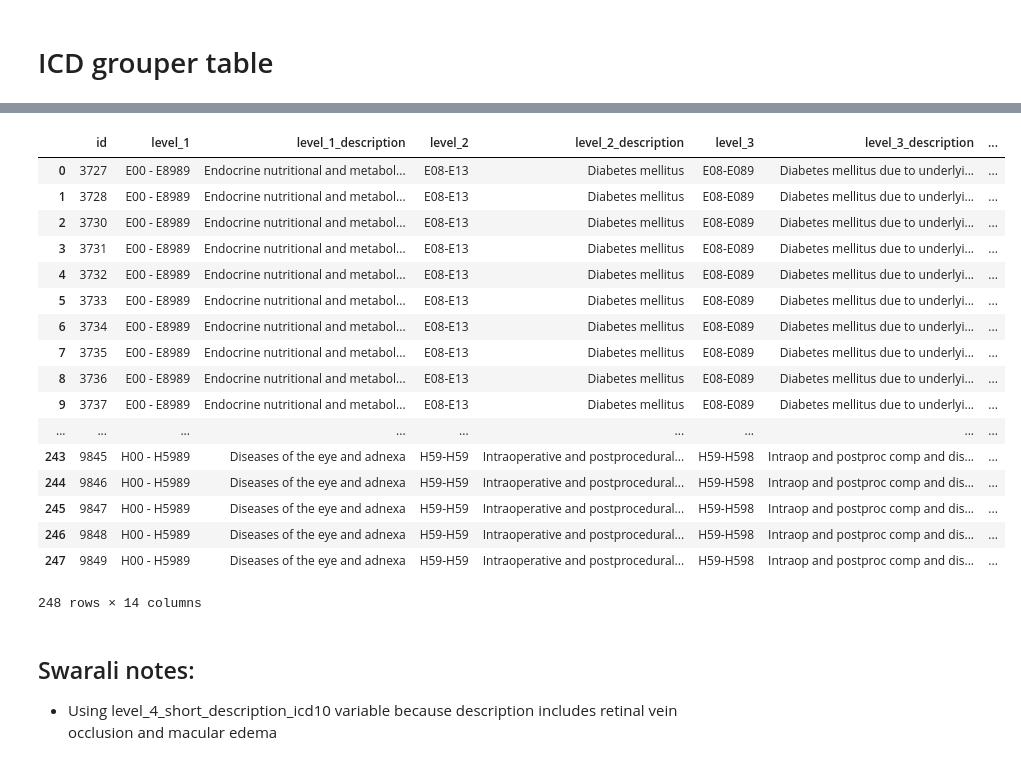
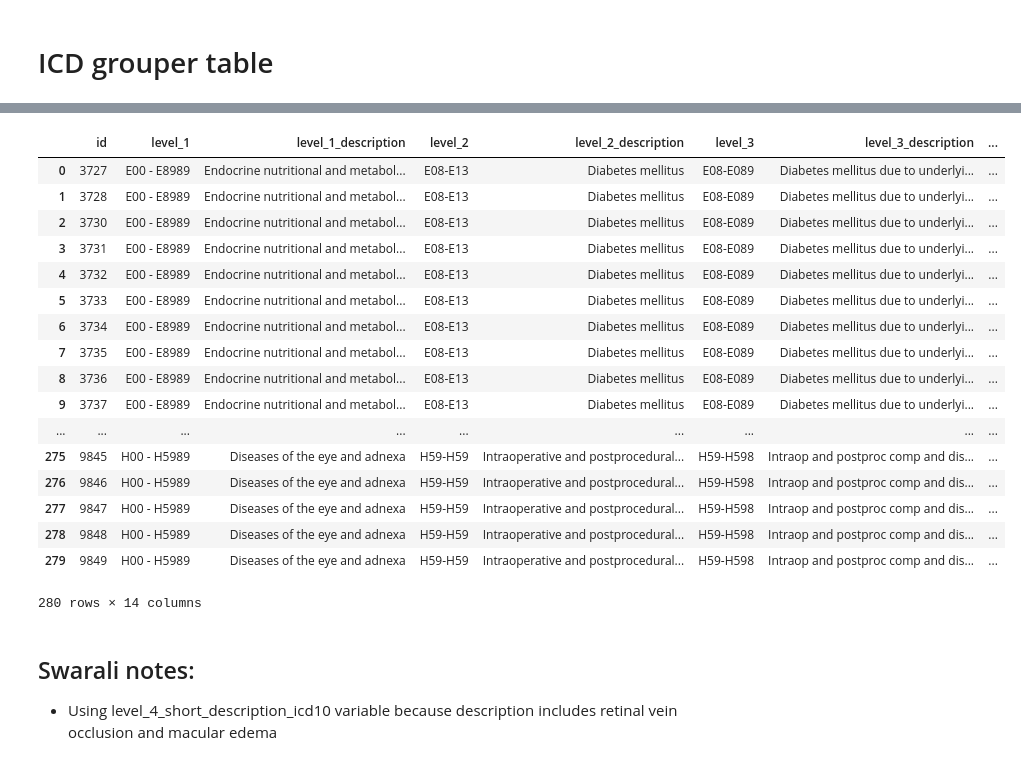
Before and after one commit to swaralit/Scoping_2018, a Jupyter notebook: Ravdeep/Macular edema in RVO.ipynb, the cells around one changed output, grey strips where cells are left out. Drawn from its saved outputs; the diff is of its cells as text; code cells hidden in the pictures.

```diff
--- a/Ravdeep/Macular edema in RVO.ipynb
+++ b/Ravdeep/Macular edema in RVO.ipynb
@@ -26,14 +26,14 @@ engine = snow.engine
 # %% [markdown]
 # ICD grouper table
 # %%
-%%read_sql
+%%read_sql df
 
 select
     *
 from
     RWD_DB.RWD_REFERENCE_LIBRARY.ICD_GROUPER
 where
-    --left(level_4, 4) in ('G122') -- motor neurone disease
-     (level_4_long_description_icd10 ilike '%macular%'
+     left(level_4, 4) in ('H348') -- retinal vein occlusion
+     or (level_4_long_description_icd10 ilike '%macular%'
         and level_4_long_description_icd10 ilike '%edema%')
 # %% [output]
@@ -42,18 +41,18 @@ Query started at 05:56:40 PM India Standard TimeInitiating login request with yo
 |  | id | level_1 | level_1_description | level_2 | level_2_description | level_3 | level_3_description | ... |
 | 0 | 3727 | E00 - E8989 | Endocrine nutritional and metabol... | E08-E13 | Diabetes mellitus | E08-E089 | Diabetes mellitus due to underlyi... | ... |
 | 1 | 3728 | E00 - E8989 | Endocrine nutritional and metabol... | E08-E13 | Diabetes mellitus | E08-E089 | Diabetes mellitus due to underlyi... | ... |
 | 2 | 3730 | E00 - E8989 | Endocrine nutritional and metabol... | E08-E13 | Diabetes mellitus | E08-E089 | Diabetes mellitus due to underlyi... | ... |
 | 3 | 3731 | E00 - E8989 | Endocrine nutritional and metabol... | E08-E13 | Diabetes mellitus | E08-E089 | Diabetes mellitus due to underlyi... | ... |
 | 4 | 3732 | E00 - E8989 | Endocrine nutritional and metabol... | E08-E13 | Diabetes mellitus | E08-E089 | Diabetes mellitus due to underlyi... | ... |
 | 5 | 3733 | E00 - E8989 | Endocrine nutritional and metabol... | E08-E13 | Diabetes mellitus | E08-E089 | Diabetes mellitus due to underlyi... | ... |
 | 6 | 3734 | E00 - E8989 | Endocrine nutritional and metabol... | E08-E13 | Diabetes mellitus | E08-E089 | Diabetes mellitus due to underlyi... | ... |
 | 7 | 3735 | E00 - E8989 | Endocrine nutritional and metabol... | E08-E13 | Diabetes mellitus | E08-E089 | Diabetes mellitus due to underlyi... | ... |
 | 8 | 3736 | E00 - E8989 | Endocrine nutritional and metabol... | E08-E13 | Diabetes mellitus | E08-E089 | Diabetes mellitus due to underlyi... | ... |
 | 9 | 3737 | E00 - E8989 | Endocrine nutritional and metabol... | E08-E13 | Diabetes mellitus | E08-E089 | Diabetes mellitus due to underlyi... | ... |
 | ... | ... | ... | ... | ... | ... | ... | ... | ... |
-| 243 | 9845 | H00 - H5989 | Diseases of the eye and adnexa | H59-H59 | Intraoperative and postprocedural... | H59-H598 | Intraop and postproc comp and dis... | ... |
-| 244 | 9846 | H00 - H5989 | Diseases of the eye and adnexa | H59-H59 | Intraoperative and postprocedural... | H59-H598 | Intraop and postproc comp and dis... | ... |
-| 245 | 9847 | H00 - H5989 | Diseases of the eye and adnexa | H59-H59 | Intraoperative and postprocedural... | H59-H598 | Intraop and postproc comp and dis... | ... |
-| 246 | 9848 | H00 - H5989 | Diseases of the eye and adnexa | H59-H59 | Intraoperative and postprocedural... | H59-H598 | Intraop and postproc comp and dis... | ... |
-| 247 | 9849 | H00 - H5989 | Diseases of the eye and adnexa | H59-H59 | Intraoperative and postprocedural... | H59-H598 | Intraop and postproc comp and dis... | ... |
+| 275 | 9845 | H00 - H5989 | Diseases of the eye and adnexa | H59-H59 | Intraoperative and postprocedural... | H59-H598 | Intraop and postproc comp and dis... | ... |
+| 276 | 9846 | H00 - H5989 | Diseases of the eye and adnexa | H59-H59 | Intraoperative and postprocedural... | H59-H598 | Intraop and postproc comp and dis... | ... |
+| 277 | 9847 | H00 - H5989 | Diseases of the eye and adnexa | H59-H59 | Intraoperative and postprocedural... | H59-H598 | Intraop and postproc comp and dis... | ... |
+| 278 | 9848 | H00 - H5989 | Diseases of the eye and adnexa | H59-H59 | Intraoperative and postprocedural... | H59-H598 | Intraop and postproc comp and dis... | ... |
+| 279 | 9849 | H00 - H5989 | Diseases of the eye and adnexa | H59-H59 | Intraoperative and postprocedural... | H59-H598 | Intraop and postproc comp and dis... | ... |
-248 rows × 14 columns
+280 rows × 14 columns
```
Also changed, not shown: parts of 4 cells of this notebook, 1 other file.
